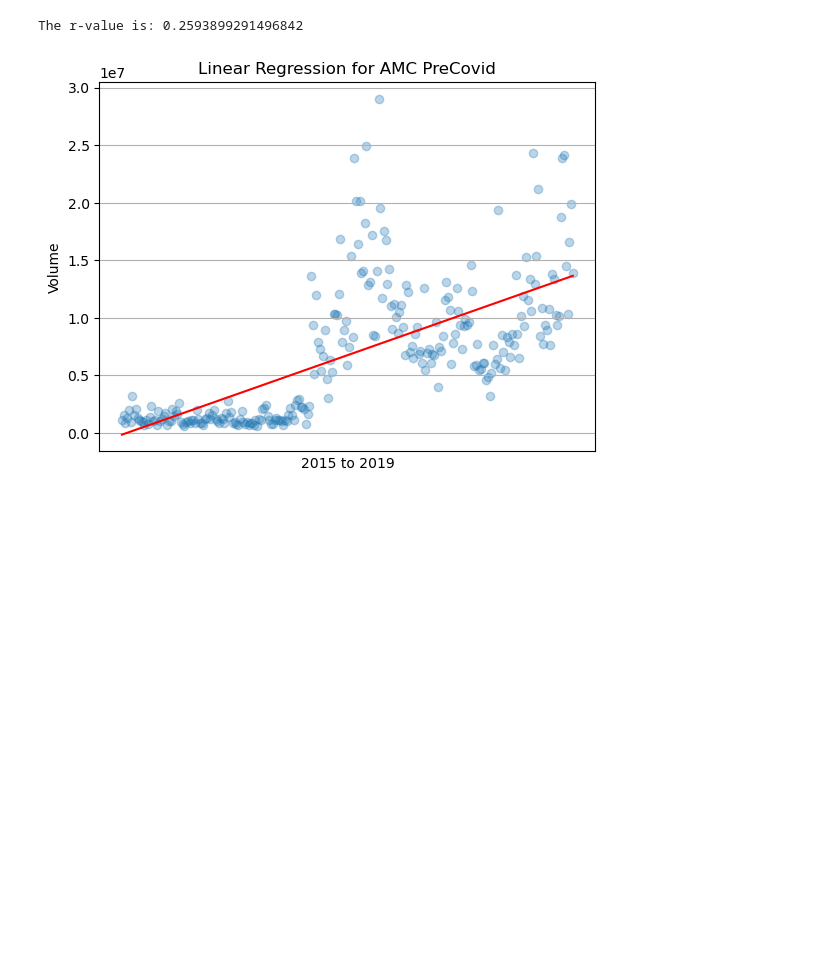
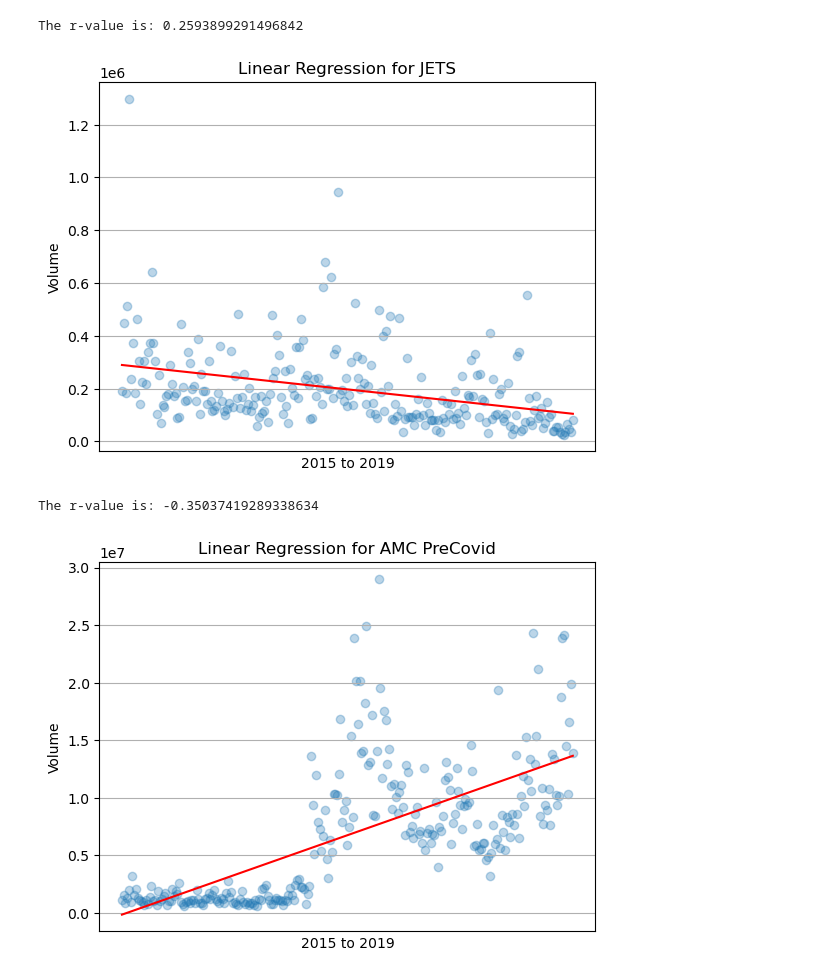
Before and after one commit to pathfindereleven/StockMkt_Analysis, a Jupyter notebook: combo #5.ipynb, the cells around one changed output. Saved outputs shown, nothing was run; the diff lists cells and outputs as text; code cells hidden in the pictures; blank space fills up the shorter version.

```diff
--- a/combo #5.ipynb
+++ b/combo #5.ipynb
@@ -108,7 +108,7 @@ def postcovid(x_values, y_values, ticker, title=''):
 #Define dataframes for pre/post covid per ticker
 
 #precovid
-precovid_lyv = combined_df[(combined_df['Ticker']=='JETS') & (combined_df['Date'].values <= 1577750400000000000)]
+precovid_jets = combined_df[(combined_df['Ticker']=='JETS') & (combined_df['Date'].values <= 1577750400000000000)]
 precovid_lyv = combined_df[(combined_df['Ticker']=='LYV') & (combined_df['Date'].values <= 1577750400000000000)]
 precovid_amc = combined_df[(combined_df['Ticker']=='AMC') & (combined_df['Date'].values <= 1577750400000000000)]
 precovid_amzn = combined_df[(combined_df['Ticker']=='AMZN') & (combined_df['Date'].values <= 1577750400000000000)]
@@ -119,6 +119,7 @@ precovid_dal = combined_df[(combined_df['Ticker']=='DAL') & (combined_df['Date']
 precovid_aal = combined_df[(combined_df['Ticker']=='AAL') & (combined_df['Date'].values <= 1577750400000000000)]
 
 #postcovid
+postcovid_jets = combined_df[(combined_df['Ticker'] == 'LYV')&(combined_df['Date'].values>=1577836800000000000)]
 postcovid_lyv = combined_df[(combined_df['Ticker'] == 'LYV')&(combined_df['Date'].values>=1577836800000000000)]
 postcovid_amc = combined_df[(combined_df['Ticker'] == 'AMC')&(combined_df['Date'].values>=1577836800000000000)]
 postcovid_amzn = combined_df[(combined_df['Ticker'] == 'AMZN')&(combined_df['Date'].values>=1577836800000000000)]
@@ -140,3 +139,8 @@ precovid
+# %%
+precovid(precovid_jets['Date'], precovid_jets['Volume'], "LYV", title='Linear Regression for JETS')
+# %% [output]
+[figure, added]
+The r-value is: -0.35037419289338634
 # %%
 precovid(precovid_amc['Date'], precovid_amc['Volume'], "AMC", title='Linear Regression for AMC PreCovid')
 # %% [output]
```
Also changed, not shown: parts of 8 cells of this notebook, 5 other files.
